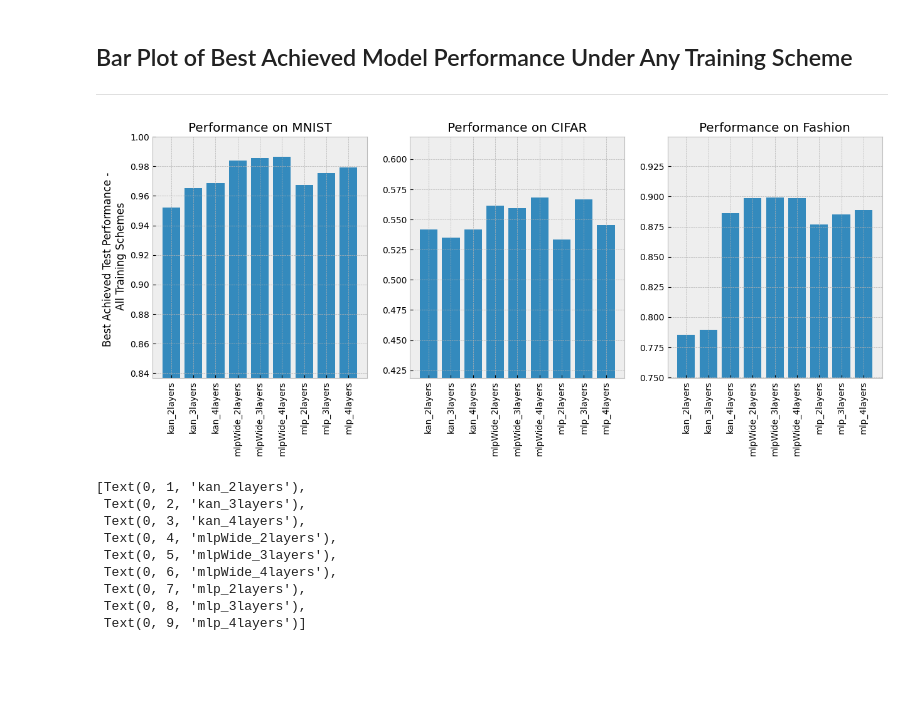
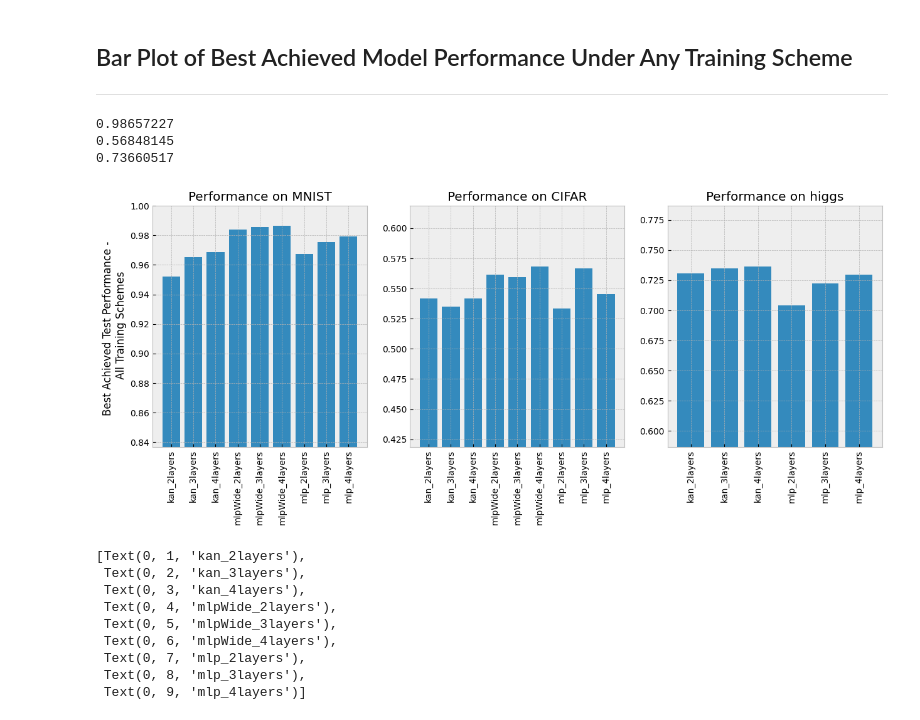
Before and after one commit to ShairozS/HSIC_Bottleneck-Pytorch, a Jupyter notebook: Outputs/results_analysis.ipynb, the cells around one changed output. Cells and saved outputs as stored; diff of their text form; code cells hidden in the pictures; blank space fills up the shorter version.

```diff
--- a/Outputs/results_analysis.ipynb
+++ b/Outputs/results_analysis.ipynb
@@ -133,22 +134,28 @@ for metric in ['Efficiency', 'AvgGenError']:
 ------------
 # %%
 df = pd.read_csv('../Notebooks/results_compiled.csv', )
+df = df[df.Best_test <= 1]
+df = df[df.Best_train <= 1]
 i = 0
 fig, axes = plt.subplots(1,3,figsize = (15,5))
-for DATASET in ['MNIST', 'CIFAR', 'Fashion']:
+for DATASET in ['MNIST', 'CIFAR', 'higgs']:
     zs = df[df.Dataset == DATASET]
     zs = zs.groupby("ModelType", group_keys=True)[['Best_test']].max()
     axes[i].bar(zs.index, zs.Best_test);
 
     maxperf = np.max(zs.Best_test)
+    print(maxperf)
     axes[i].set_ylim(maxperf - 0.15, np.min([1.0, maxperf + 0.05]))
     #fig.xticks(rotation = 90)
     axes[i].tick_params('x', labelrotation=90)
     if i == 0:
         axes[i].set_ylabel("Best Achieved Test Performance - \n All Training Schemes")
     axes[i].set_title("Performance on " + DATASET); i+=1
 # %% [output]
+0.98657227
+0.56848145
+0.73660517
-[figure, old version]
+[figure, new version]
 # %%
 DATASET = 'CIFAR'
 zs = df[df.Dataset == DATASET]
```
Also changed, not shown: parts of 5 cells of this notebook, 6 other files.
